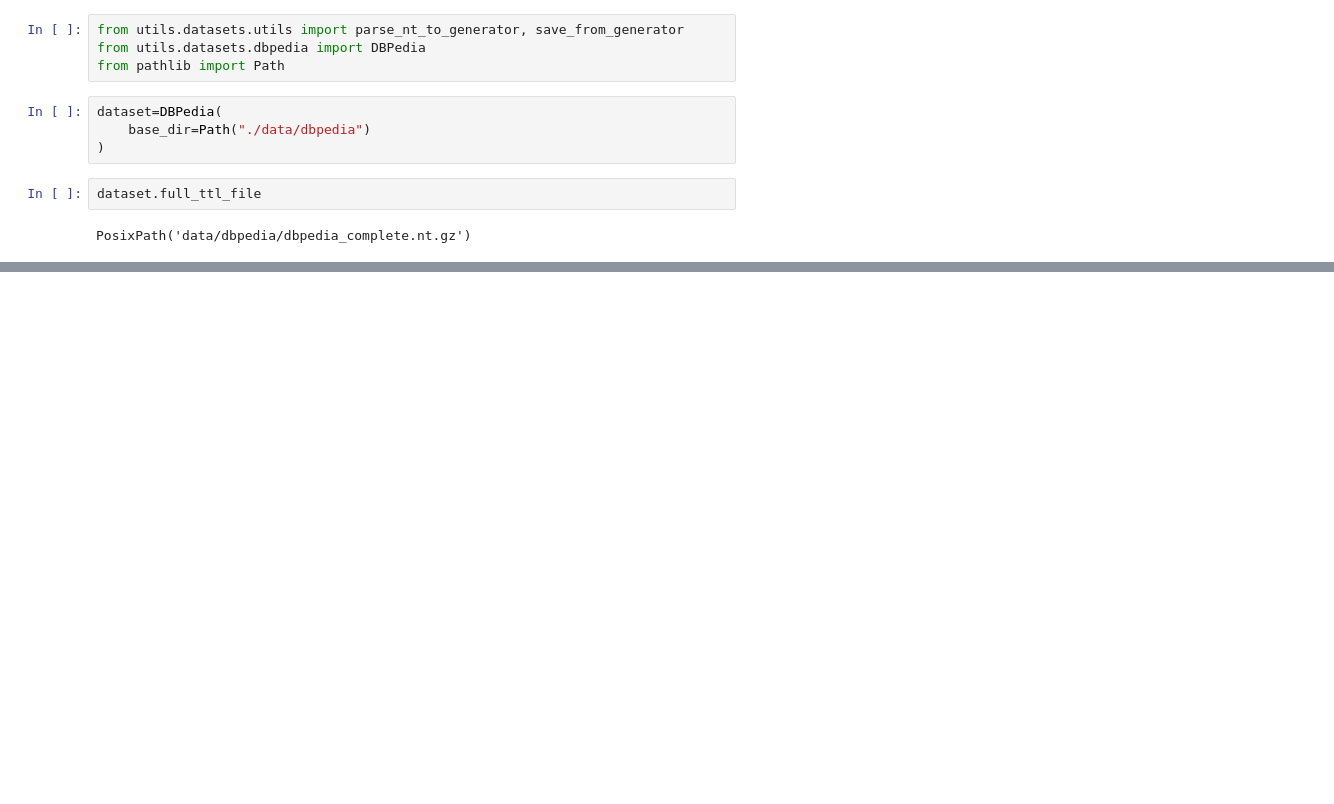
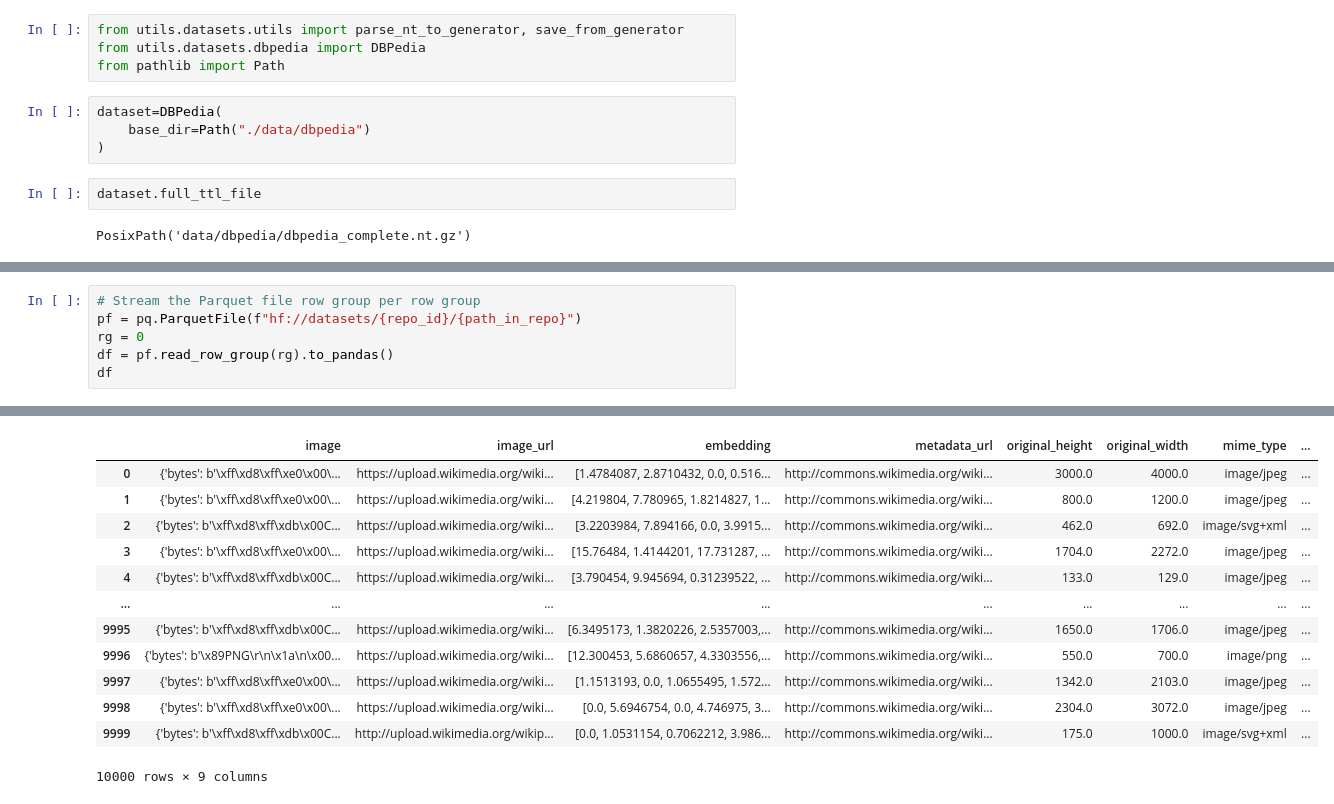
Before and after one commit to Dakantz/Dense-KG-Vector-DB, a Jupyter notebook: benchmarks/encode_dbpedia.ipynb, the cells around one changed output, grey strips where cells are left out. Drawn from its saved outputs; the diff is of its cells as text; blank space fills up the shorter version.

```diff
--- a/benchmarks/encode_dbpedia.ipynb
+++ b/benchmarks/encode_dbpedia.ipynb
@@ -64,0 +157,7 @@ Notes:
+# %%
+# Stream the Parquet file row group per row group
+pf = pq.ParquetFile(f"hf://datasets/{repo_id}/{path_in_repo}")
+rg = 0
+df = pf.read_row_group(rg).to_pandas()
+df
+# %% [output]
@@ -64,0 +174,13 @@ Notes:
+|  | image | image_url | embedding | metadata_url | original_height | original_width | mime_type | ... |
+| 0 | {'bytes': b'\xff\xd8\xff\xe0\x00\... | https://upload.wikimedia.org/wiki... | [1.4784087, 2.8710432, 0.0, 0.516... | http://commons.wikimedia.org/wiki... | 3000.0 | 4000.0 | image/jpeg | ... |
+| 1 | {'bytes': b'\xff\xd8\xff\xe0\x00\... | https://upload.wikimedia.org/wiki... | [4.219804, 7.780965, 1.8214827, 1... | http://commons.wikimedia.org/wiki... | 800.0 | 1200.0 | image/jpeg | ... |
+| 2 | {'bytes': b'\xff\xd8\xff\xdb\x00C... | https://upload.wikimedia.org/wiki... | [3.2203984, 7.894166, 0.0, 3.9915... | http://commons.wikimedia.org/wiki... | 462.0 | 692.0 | image/svg+xml | ... |
+| 3 | {'bytes': b'\xff\xd8\xff\xe0\x00\... | https://upload.wikimedia.org/wiki... | [15.76484, 1.4144201, 17.731287, ... | http://commons.wikimedia.org/wiki... | 1704.0 | 2272.0 | image/jpeg | ... |
+| 4 | {'bytes': b'\xff\xd8\xff\xdb\x00C... | https://upload.wikimedia.org/wiki... | [3.790454, 9.945694, 0.31239522, ... | http://commons.wikimedia.org/wiki... | 133.0 | 129.0 | image/jpeg | ... |
+| ... | ... | ... | ... | ... | ... | ... | ... | ... |
+| 9995 | {'bytes': b'\xff\xd8\xff\xdb\x00C... | https://upload.wikimedia.org/wiki... | [6.3495173, 1.3820226, 2.5357003,... | http://commons.wikimedia.org/wiki... | 1650.0 | 1706.0 | image/jpeg | ... |
+| 9996 | {'bytes': b'\x89PNG\r\n\x1a\n\x00... | https://upload.wikimedia.org/wiki... | [12.300453, 5.6860657, 4.3303556,... | http://commons.wikimedia.org/wiki... | 550.0 | 700.0 | image/png | ... |
+| 9997 | {'bytes': b'\xff\xd8\xff\xe0\x00\... | https://upload.wikimedia.org/wiki... | [1.1513193, 0.0, 1.0655495, 1.572... | http://commons.wikimedia.org/wiki... | 1342.0 | 2103.0 | image/jpeg | ... |
+| 9998 | {'bytes': b'\xff\xd8\xff\xe0\x00\... | https://upload.wikimedia.org/wiki... | [0.0, 5.6946754, 0.0, 4.746975, 3... | http://commons.wikimedia.org/wiki... | 2304.0 | 3072.0 | image/jpeg | ... |
+| 9999 | {'bytes': b'\xff\xd8\xff\xdb\x00C... | http://upload.wikimedia.org/wikip... | [0.0, 1.0531154, 0.7062212, 3.986... | http://commons.wikimedia.org/wiki... | 175.0 | 1000.0 | image/svg+xml | ... |
+10000 rows × 9 columns
```
Also changed, not shown: parts of 20 cells of this notebook, 3 other files.
